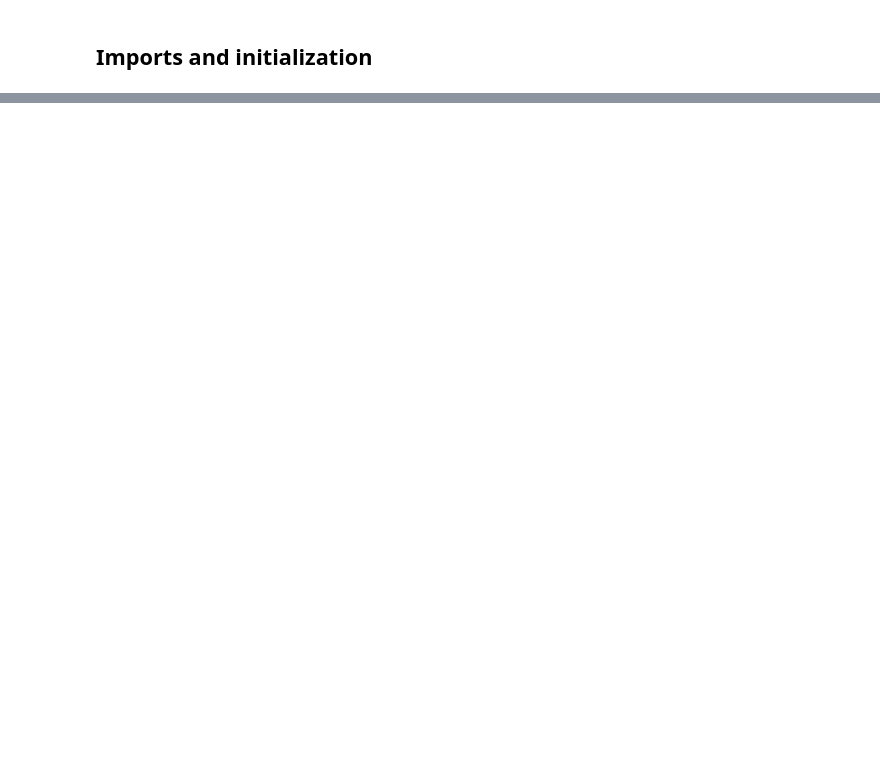
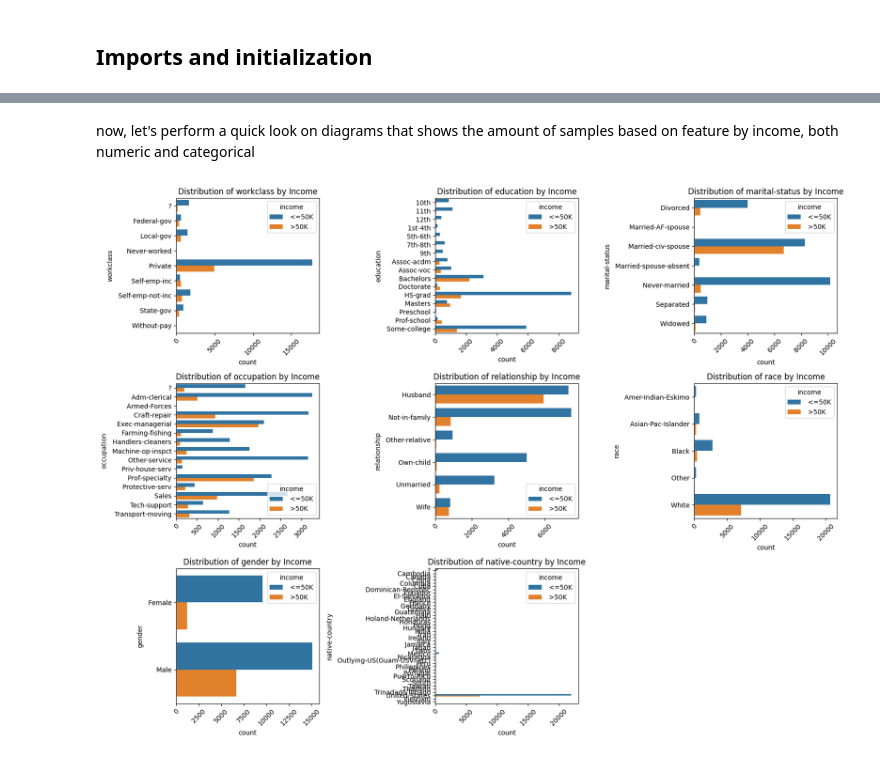
Before and after one commit to daeskk/machine-learning-project, a Jupyter notebook: am.ipynb, the cells around one changed output, grey strips where cells are left out. Drawn from its saved outputs; the diff is of its cells as text; code cells hidden in the pictures; blank space fills up the shorter version.

```diff
--- a/am.ipynb
+++ b/am.ipynb
@@ -15,3 +2,0 @@ import matplotlib.pyplot as plt
-# %%
-df = pd.read_csv('./adult.data')
-df
@@ -83,0 +25,28 @@ test_df
+# %%
+# defining global usage arrays and a read function to start out the notebook
+
+numeric_cols = ['age', 'education-years', 'capital-gain', 'capital-loss', 'week-worktime']
+categorical_cols = ['workclass', 'education', 'marital-status', 'occupation', 'relationship', 'race', 'gender', 'native-country']
+
+def read_csv(path):
+    columns = [
+        'age', 'workclass', 'sample-weight', 'education', 'education-years',
+        'marital-status', 'occupation', 'relationship', 'race',
+        'gender', 'capital-gain', 'capital-loss', 'week-worktime', 'native-country', 'income'
+    ]
+    return pd.read_csv(path, comment = '|', names = columns)
+
+def get_dataset(name):
+  url = "https://archive.ics.uci.edu/static/public/2/adult.zip"
+
+  response = requests.get(url)
+
+  files = io.BytesIO(response.content)
+
+  with zipfile.ZipFile(files) as z:
+    with z.open(name) as dataset:
+        df = read_csv(dataset)
+  return df
+# %%
+df = get_dataset('adult.data')
+df
@@ -83,0 +90,16 @@ test_df
+# %% [markdown]
+now, let's perform a quick look on diagrams that shows the amount of samples based on feature by income, both numeric and categorical
+# %%
+plt.figure(figsize=(16, 12))
+
+for i, col in enumerate(categorical_cols, 1):
+    plt.subplot(3, 3, i)
+    data_plot = df.groupby([col, 'income']).size().reset_index(name='count')
+    sns.barplot(data=data_plot, y=col, x='count', hue='income')
+    plt.title(f'Distribution of {col} by Income')
+    plt.xticks(rotation=45)
+
+plt.tight_layout()
+plt.show()
+# %% [output]
+[figure, added]
```
Also changed, not shown: parts of 61 cells of this notebook.
